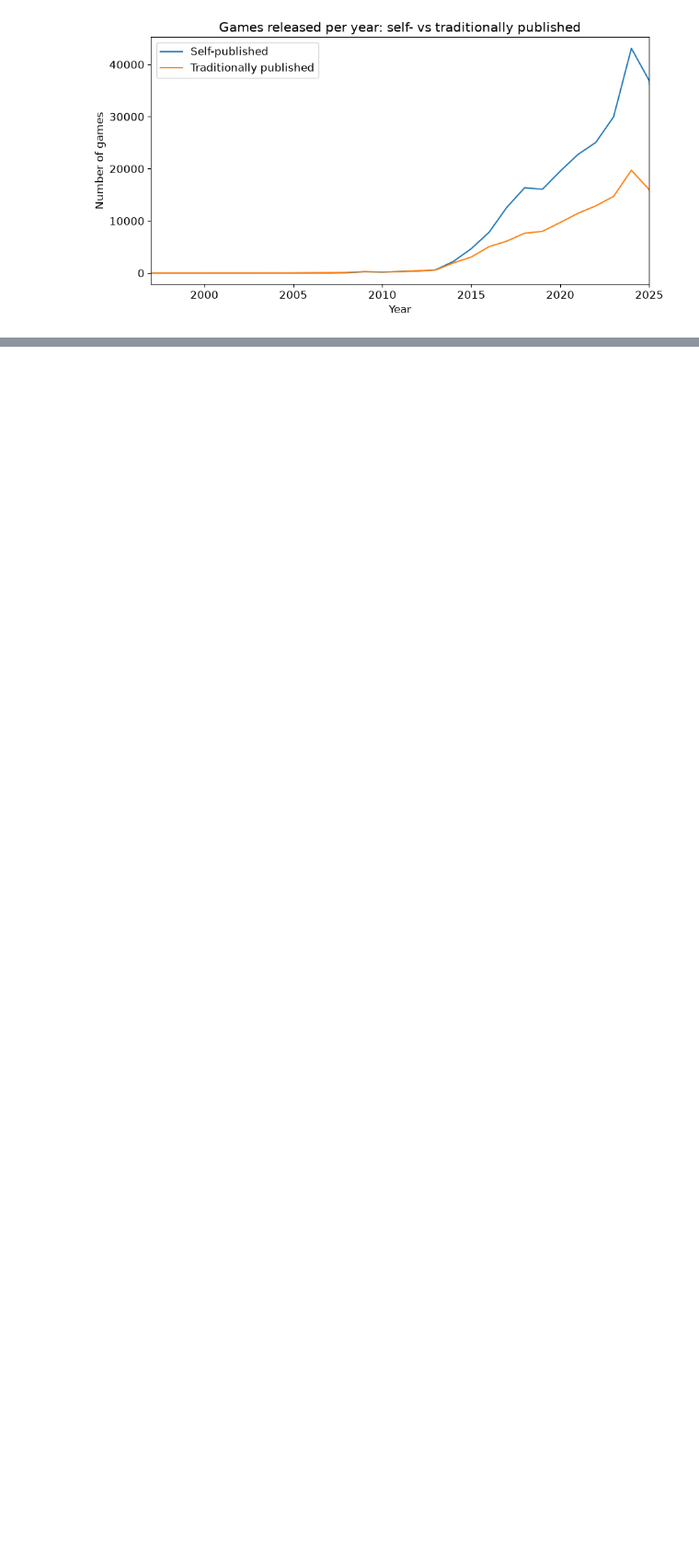
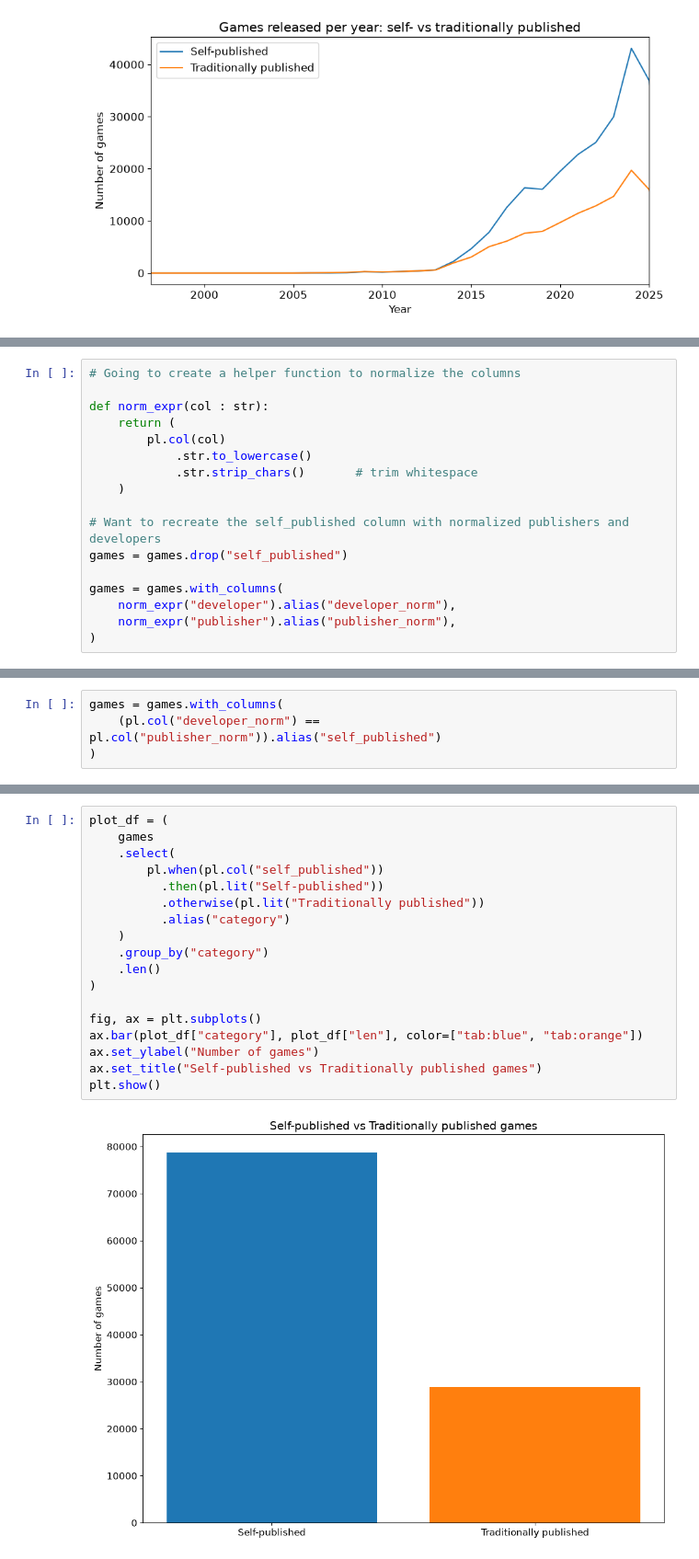
Before and after one commit to EvDev3/SteamPublishingEDA, a Jupyter notebook: SteamSaleEDA.ipynb, the cells around one changed output, grey strips where cells are left out. Shown at 92% size. Saved outputs shown, nothing was run; the diff lists cells and outputs as text; blank space fills up the shorter version.

Commit message:
[price and indie EDA] - started work on EDA for prices and indie games

```diff
--- a/SteamSaleEDA.ipynb
+++ b/SteamSaleEDA.ipynb
@@ -214,0 +282,17 @@ plt.show()
+# %%
+# Going to create a helper function to normalize the columns
+
+def norm_expr(col : str):
+    return (
+        pl.col(col)
+            .str.to_lowercase()
+            .str.strip_chars()       # trim whitespace
+    )
+
+# Want to recreate the self_published column with normalized publishers and developers
+games = games.drop("self_published")
+
+games = games.with_columns(
+    norm_expr("developer").alias("developer_norm"),
+    norm_expr("publisher").alias("publisher_norm"),
+)
@@ -214,0 +308,4 @@ plt.show()
+# %%
+games = games.with_columns(
+    (pl.col("developer_norm") == pl.col("publisher_norm")).alias("self_published")
+)
@@ -214,0 +323,20 @@ plt.show()
+# %%
+plot_df = (
+    games
+    .select(
+        pl.when(pl.col("self_published"))
+          .then(pl.lit("Self-published"))
+          .otherwise(pl.lit("Traditionally published"))
+          .alias("category")
+    )
+    .group_by("category")
+    .len()
+)
+
+fig, ax = plt.subplots()
+ax.bar(plot_df["category"], plot_df["len"], color=["tab:blue", "tab:orange"])
+ax.set_ylabel("Number of games")
+ax.set_title("Self-published vs Traditionally published games")
+plt.show()
+# %% [output]
+[figure, added]
```
Also changed, not shown: parts of 30 cells of this notebook.
